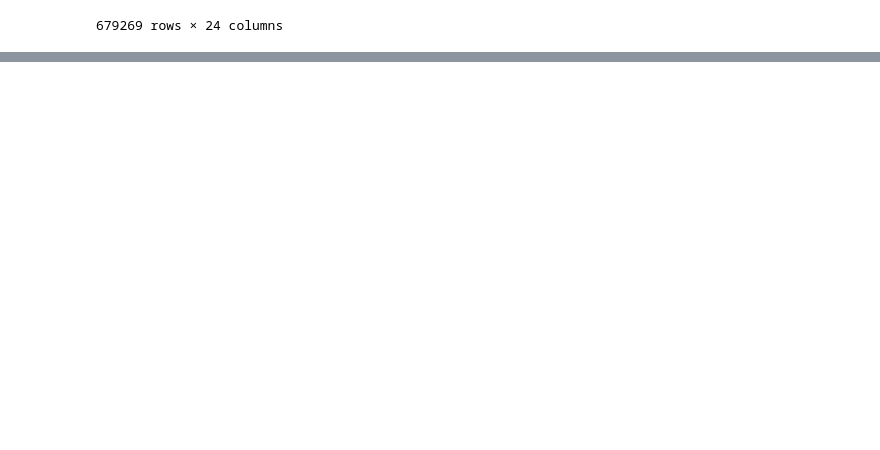
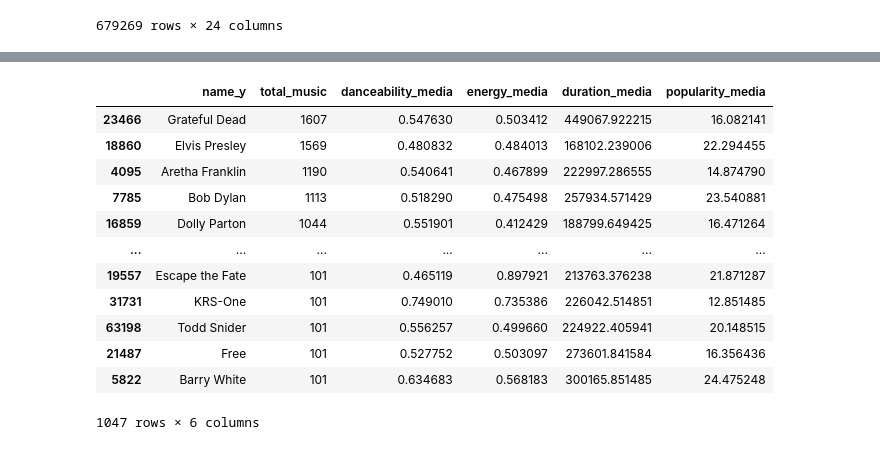
Before and after one commit to ryandias1/Pipeline-de-Dados, a Jupyter notebook: miniProjeto.ipynb, the cells around one changed output, grey strips where cells are left out. Saved outputs shown, nothing was run; the diff lists cells and outputs as text; code cells hidden in the pictures; blank space fills up the shorter version.

Commit message:
tabelas de analise

```diff
--- a/miniProjeto.ipynb
+++ b/miniProjeto.ipynb
@@ -167,0 +162,20 @@ df_artistas_musicas
+# %%
+#Criação de tabelas de analise (100 artistas com mais musicas e médias de criterios como dancabilidade, energia e duracao dessas musicas)
+df_analise_artistas = df_artistas_musicas.groupby(by="name_y", as_index=False).agg(
+    total_music=("id_x", "count"),danceability_media=("danceability", "mean"), energy_media=("energy", "mean"), duration_media=("duration_ms","mean"), popularity_media=("popularity_x", "mean")
+).sort_values(by="total_music", ascending=False)
+df_analise_artistas[df_analise_artistas["total_music"] > 100]
+# %% [output]
+|  | name_y | total_music | danceability_media | energy_media | duration_media | popularity_media |
+| 23466 | Grateful Dead | 1607 | 0.547630 | 0.503412 | 449067.922215 | 16.082141 |
+| 18860 | Elvis Presley | 1569 | 0.480832 | 0.484013 | 168102.239006 | 22.294455 |
+| 4095 | Aretha Franklin | 1190 | 0.540641 | 0.467899 | 222997.286555 | 14.874790 |
+| 7785 | Bob Dylan | 1113 | 0.518290 | 0.475498 | 257934.571429 | 23.540881 |
+| 16859 | Dolly Parton | 1044 | 0.551901 | 0.412429 | 188799.649425 | 16.471264 |
+| ... | ... | ... | ... | ... | ... | ... |
+| 19557 | Escape the Fate | 101 | 0.465119 | 0.897921 | 213763.376238 | 21.871287 |
+| 31731 | KRS-One | 101 | 0.749010 | 0.735386 | 226042.514851 | 12.851485 |
+| 63198 | Todd Snider | 101 | 0.556257 | 0.499660 | 224922.405941 | 20.148515 |
+| 21487 | Free | 101 | 0.527752 | 0.503097 | 273601.841584 | 16.356436 |
+| 5822 | Barry White | 101 | 0.634683 | 0.568183 | 300165.851485 | 24.475248 |
+1047 rows × 6 columns
```
Also changed, not shown: parts of 3 cells of this notebook.
